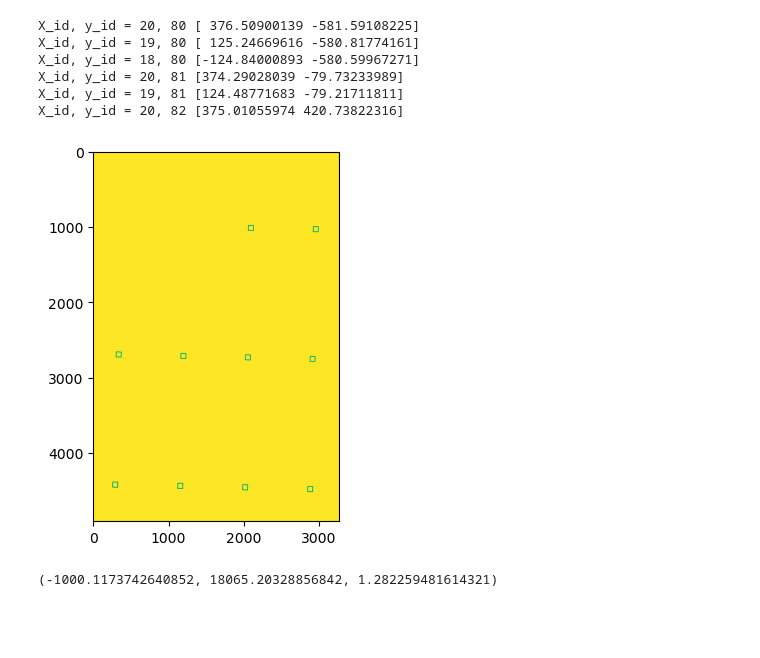
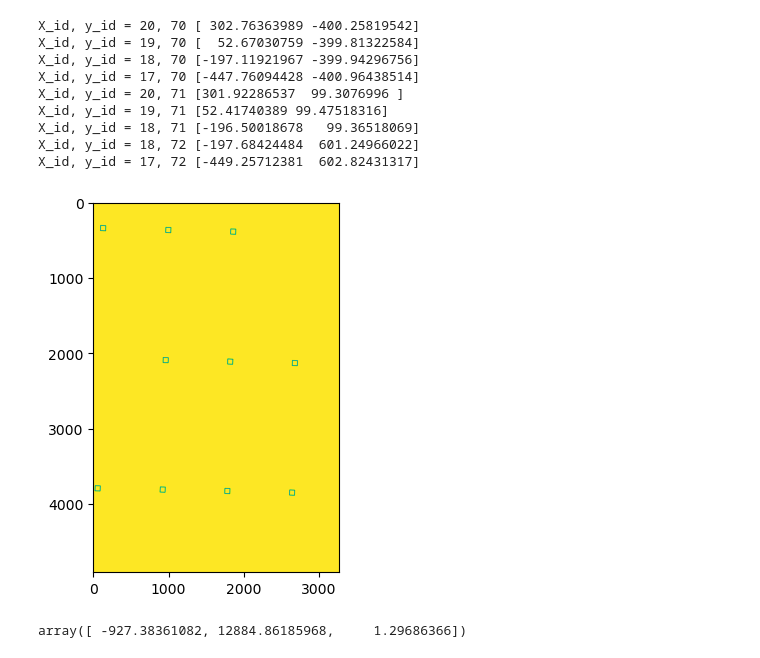
Before and after one commit to ycnnn/lab_automation, a Jupyter notebook: metrology/ocr_with_angle_mean_v5.ipynb, the cells around one changed output. Drawn from its saved outputs; the diff is of its cells as text; code cells hidden in the pictures; blank space fills up the shorter version.

```diff
--- a/metrology/ocr_with_angle_mean_v5.ipynb
+++ b/metrology/ocr_with_angle_mean_v5.ipynb
@@ -9,7 +9,6 @@ reader = easyocr.Reader(['en'])
 import itertools
 
 conversion_factor = 0.29072
-
 
 def remove_outlier(data, diff_threshold=5):
 
@@ -166,23 +165,26 @@ def transform(img,
     translations = np.array(translations)
     # print(np.mean(translations, axis=0))
     x_transition, y_transition = np.mean(translations, axis=0)
-    return (x_transition, y_transition, rot_angle_mean), translations
+    return np.array([x_transition, y_transition, rot_angle_mean]), translations
 # %%
-filename = 'clean.jpg'
+filename = 'noisy.jpg'
 # %%
 img, square_results_detail, ocr_results_detail = recognize_square(filename=filename)
-(x_transition, y_transition, rot_angle_mean), _ = transform(img=img,
+(transform_params), translations = transform(img=img,
               ocr_results_detail=ocr_results_detail,
               square_results_detail=square_results_detail)
 # %% [output]
-X_id, y_id = 20, 80 [ 376.50900139 -581.59108225]
-X_id, y_id = 19, 80 [ 125.24669616 -580.81774161]
-X_id, y_id = 18, 80 [-124.84000893 -580.59967271]
-X_id, y_id = 20, 81 [374.29028039 -79.73233989]
-X_id, y_id = 19, 81 [124.48771683 -79.21711811]
-X_id, y_id = 20, 82 [375.01055974 420.73822316]
+X_id, y_id = 20, 70 [ 302.76363989 -400.25819542]
+X_id, y_id = 19, 70 [  52.67030759 -399.81322584]
+X_id, y_id = 18, 70 [-197.11921967 -399.94296756]
+X_id, y_id = 17, 70 [-447.76094428 -400.96438514]
+X_id, y_id = 20, 71 [301.92286537  99.3076996 ]
+X_id, y_id = 19, 71 [52.41740389 99.47518316]
+X_id, y_id = 18, 71 [-196.50018678   99.36518069]
+X_id, y_id = 18, 72 [-197.68424484  601.24966022]
+X_id, y_id = 17, 72 [-449.25712381  602.82431317]
-[figure, old version]
+[figure, new version]
-# %%
-x_transition, y_transition, rot_angle_mean
-# %% [output]
-(-1000.1173742640852, 18065.20328856842, 1.282259481614321)
+# %%
+transform_params
+# %% [output]
+array([ -927.38361082, 12884.86185968,     1.29686366])
```
Also changed, not shown: 1 other file.
